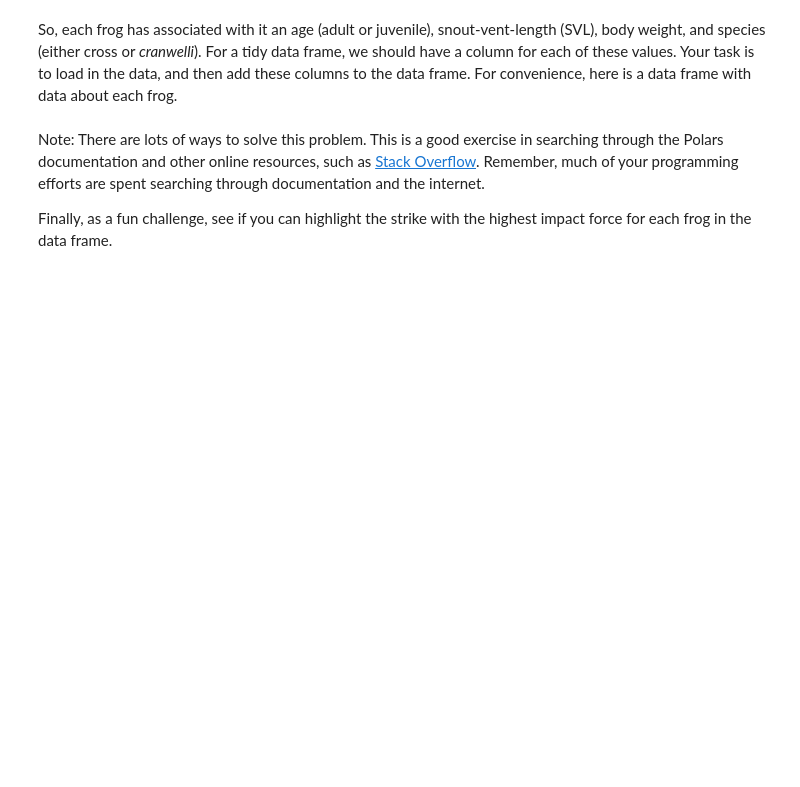
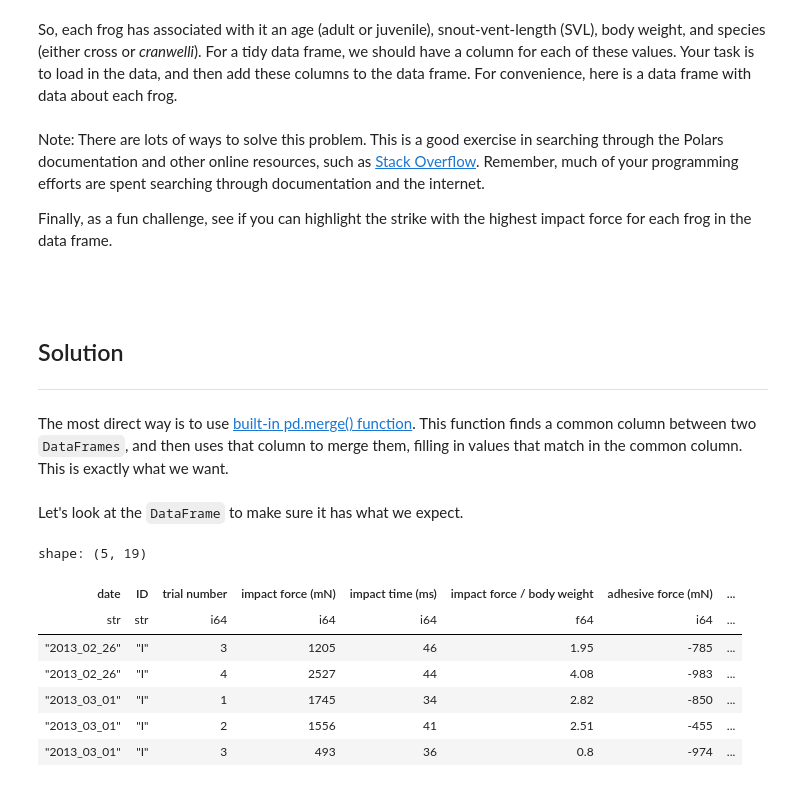
Before and after one commit to wis-stats/wis_stats_notebooks_2025, a Jupyter notebook: frog_tongue_3.ipynb, the cells around one changed output. Drawn from its saved outputs; the diff is of its cells as text; code cells hidden in the pictures; blank space fills up the shorter version.

```diff
--- a/frog_tongue_3.ipynb
+++ b/frog_tongue_3.ipynb
@@ -60,3 +60,7 @@ Note: There are lots of ways to solve this problem. This is a good exercise in s
 Finally, as a fun challenge, see if you can highlight the strike with the highest impact force for each frog in the data frame.
 # %% [markdown]
 <br />
+# %% [markdown]
+## Solution
+
+<hr>
@@ -62,0 +69,2 @@ Finally, as a fun challenge, see if you can highlight the strike with the highes
+# %% [markdown]
+The most direct way is to use [built-in pd.merge() function](https://pandas.pydata.org/pandas-docs/stable/generated/pandas.DataFrame.merge.html). This function finds a common column between two `DataFrames`, and then uses that column to merge them, filling in values that match in the common column. This is exactly what we want.
@@ -62,0 +77,13 @@ Finally, as a fun challenge, see if you can highlight the strike with the highes
+# %% [markdown]
+Let's look at the `DataFrame` to make sure it has what we expect.
+# %%
+df.head()
+# %% [output]
+shape: (5, 19)
+| date | ID | trial number | impact force (mN) | impact time (ms) | impact force / body weight | adhesive force (mN) | ... |
+| str | str | i64 | i64 | i64 | f64 | i64 | ... |
+| "2013_02_26" | "I" | 3 | 1205 | 46 | 1.95 | -785 | ... |
+| "2013_02_26" | "I" | 4 | 2527 | 44 | 4.08 | -983 | ... |
+| "2013_03_01" | "I" | 1 | 1745 | 34 | 2.82 | -850 | ... |
+| "2013_03_01" | "I" | 2 | 1556 | 41 | 2.51 | -455 | ... |
+| "2013_03_01" | "I" | 3 | 493 | 36 | 0.8 | -974 | ... |
```
Also changed, not shown: parts of 6 cells of this notebook, 18 other files.
